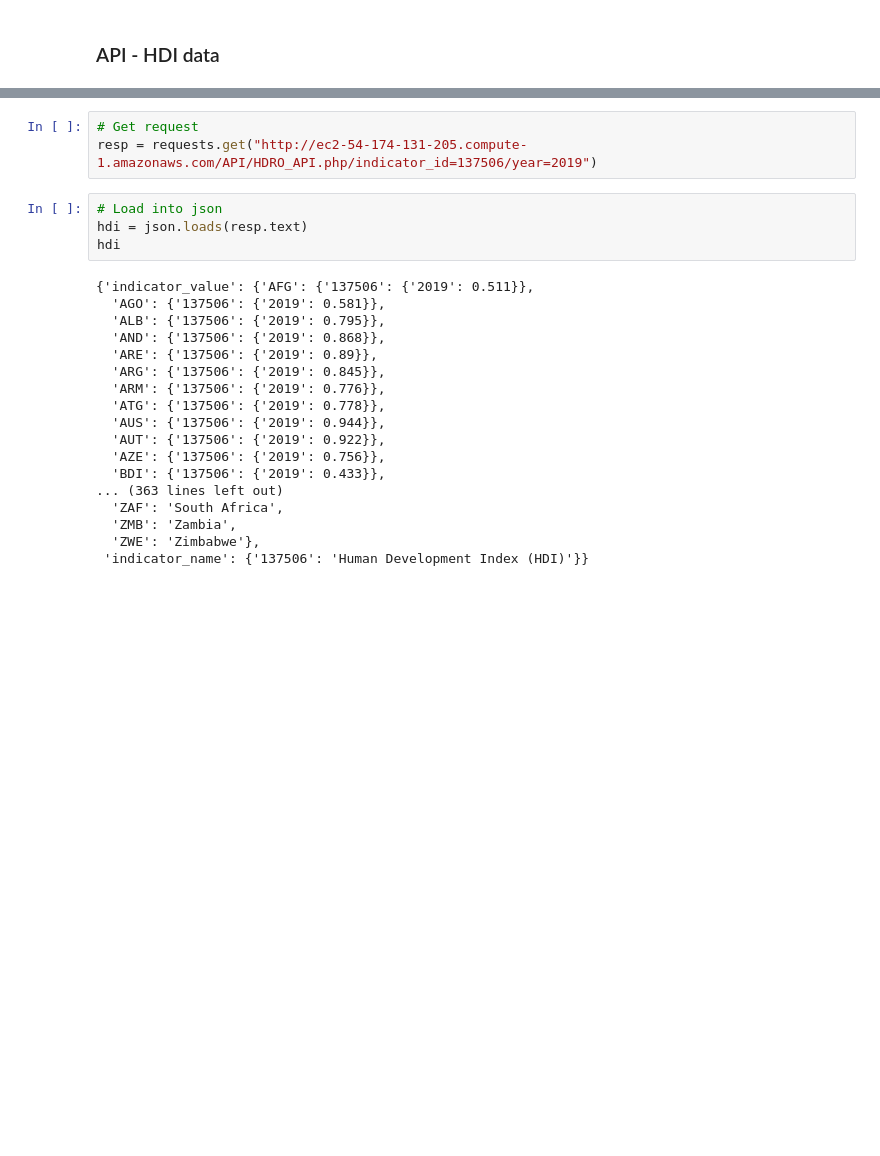
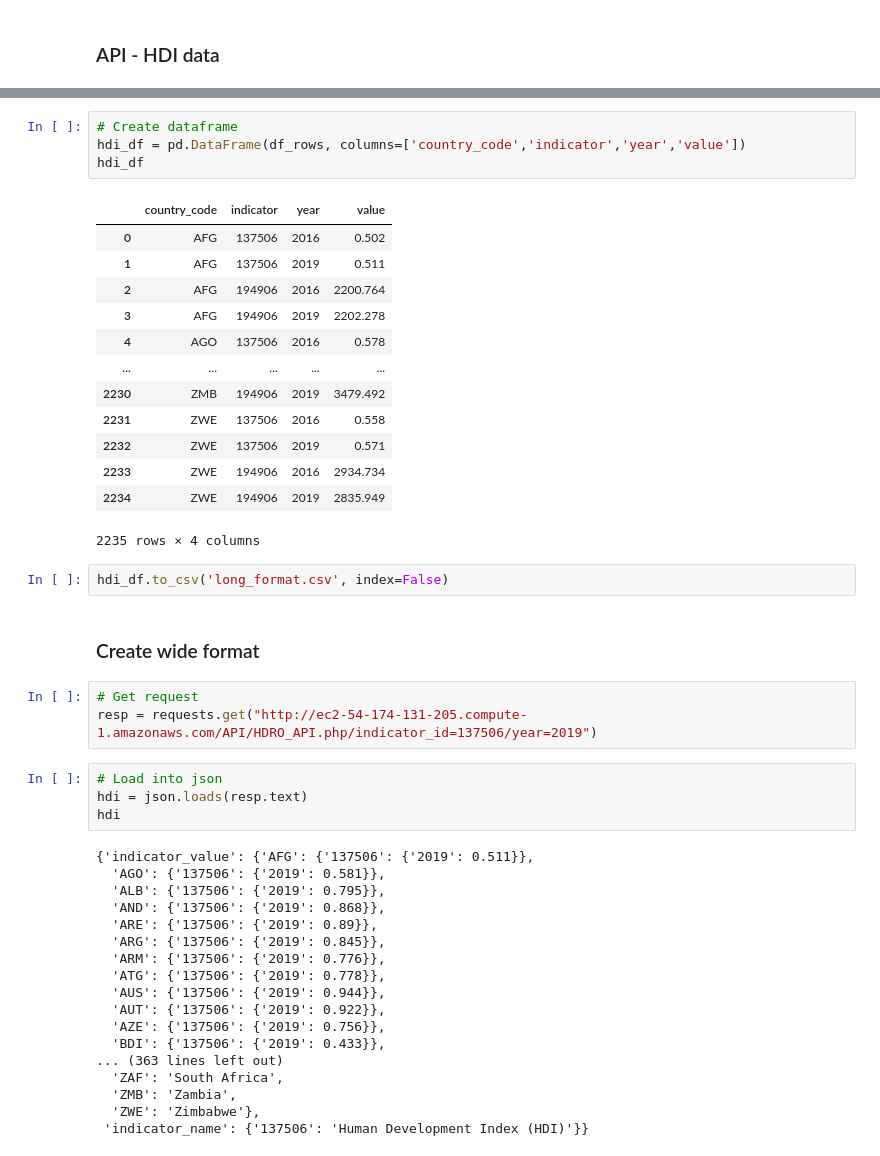
Before and after one commit to ASerfozo/CEU_Python, a Jupyter notebook: Term_Project.ipynb, the cells around one changed output, grey strips where cells are left out. Cells and saved outputs as stored; diff of their text form; blank space fills up the shorter version.

```diff
--- a/Term_Project.ipynb
+++ b/Term_Project.ipynb
@@ -9,3 +87,25 @@ import json
+# %%
+# Create dataframe
+hdi_df = pd.DataFrame(df_rows, columns=['country_code','indicator','year','value'])
+hdi_df
+# %% [output]
+|  | country_code | indicator | year | value |
+| 0 | AFG | 137506 | 2016 | 0.502 |
+| 1 | AFG | 137506 | 2019 | 0.511 |
+| 2 | AFG | 194906 | 2016 | 2200.764 |
+| 3 | AFG | 194906 | 2019 | 2202.278 |
+| 4 | AGO | 137506 | 2016 | 0.578 |
+| ... | ... | ... | ... | ... |
+| 2230 | ZMB | 194906 | 2019 | 3479.492 |
+| 2231 | ZWE | 137506 | 2016 | 0.558 |
+| 2232 | ZWE | 137506 | 2019 | 0.571 |
+| 2233 | ZWE | 194906 | 2016 | 2934.734 |
+| 2234 | ZWE | 194906 | 2019 | 2835.949 |
+2235 rows × 4 columns
+# %%
+hdi_df.to_csv('long_format.csv', index=False)
+# %% [markdown]
+### Create wide format
 # %%
 # Get request
 resp = requests.get("http://ec2-54-174-131-205.compute-1.amazonaws.com/API/HDRO_API.php/indicator_id=137506/year=2019")
```
Also changed, not shown: parts of 17 cells of this notebook, 1 other file.
